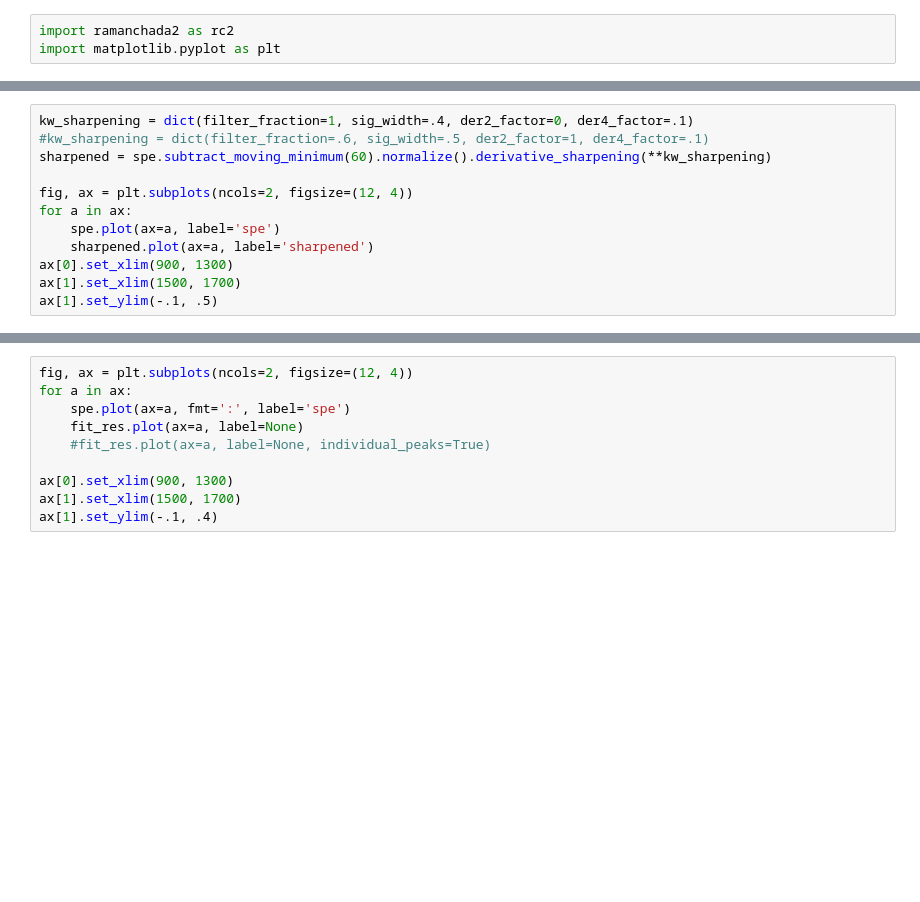
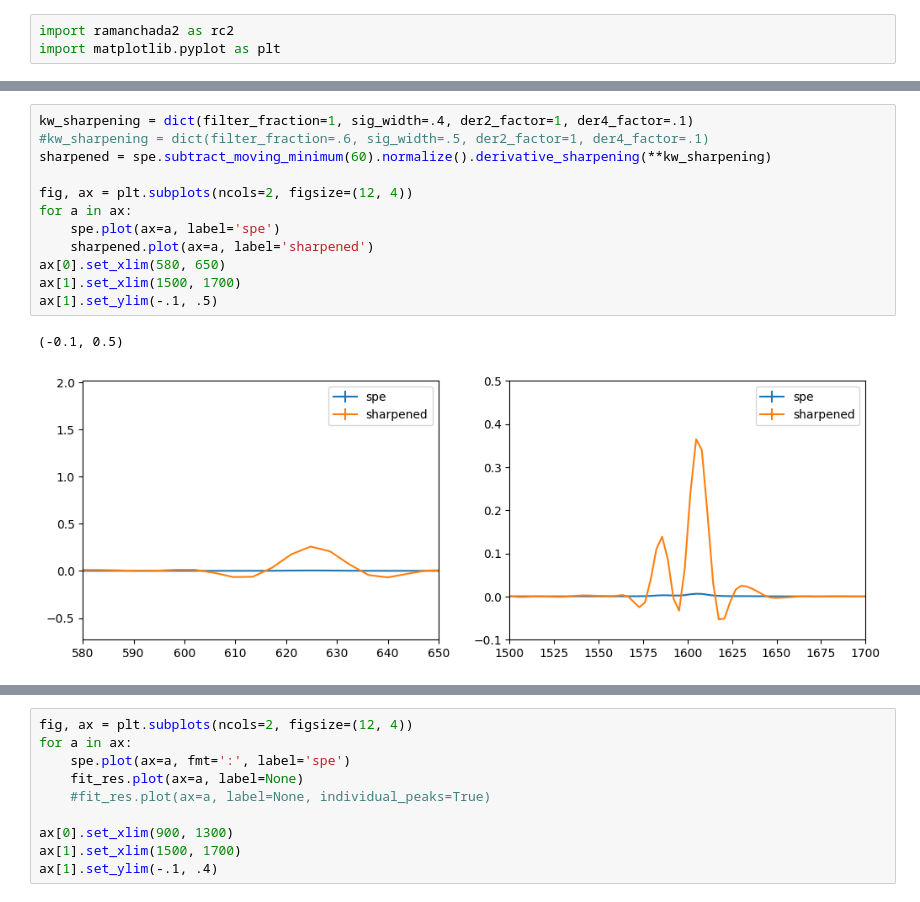
Before and after one commit to h2020charisma/ramanchada2, a Jupyter notebook: examples/fit_spe_composite_model.ipynb, the cells around one changed output, grey strips where cells are left out. Cells and saved outputs as stored; diff of their text form; blank space fills up the shorter version.

```diff
--- a/examples/fit_spe_composite_model.ipynb
+++ b/examples/fit_spe_composite_model.ipynb
@@ -9,15 +29,18 @@ spe.plot()
 # %%
-kw_sharpening = dict(filter_fraction=1, sig_width=.4, der2_factor=0, der4_factor=.1)
+kw_sharpening = dict(filter_fraction=1, sig_width=.4, der2_factor=1, der4_factor=.1)
 #kw_sharpening = dict(filter_fraction=.6, sig_width=.5, der2_factor=1, der4_factor=.1)
 sharpened = spe.subtract_moving_minimum(60).normalize().derivative_sharpening(**kw_sharpening)
 
 fig, ax = plt.subplots(ncols=2, figsize=(12, 4))
 for a in ax:
     spe.plot(ax=a, label='spe')
     sharpened.plot(ax=a, label='sharpened')
-ax[0].set_xlim(900, 1300)
+ax[0].set_xlim(580, 650)
 ax[1].set_xlim(1500, 1700)
 ax[1].set_ylim(-.1, .5)
+# %% [output]
+(-0.1, 0.5)
+[figure, added]
 # %%
 peak_candidates = spe.find_peak_groups(
     prominence=.005,
```
Also changed, not shown: parts of 10 cells of this notebook, 4 other files.
